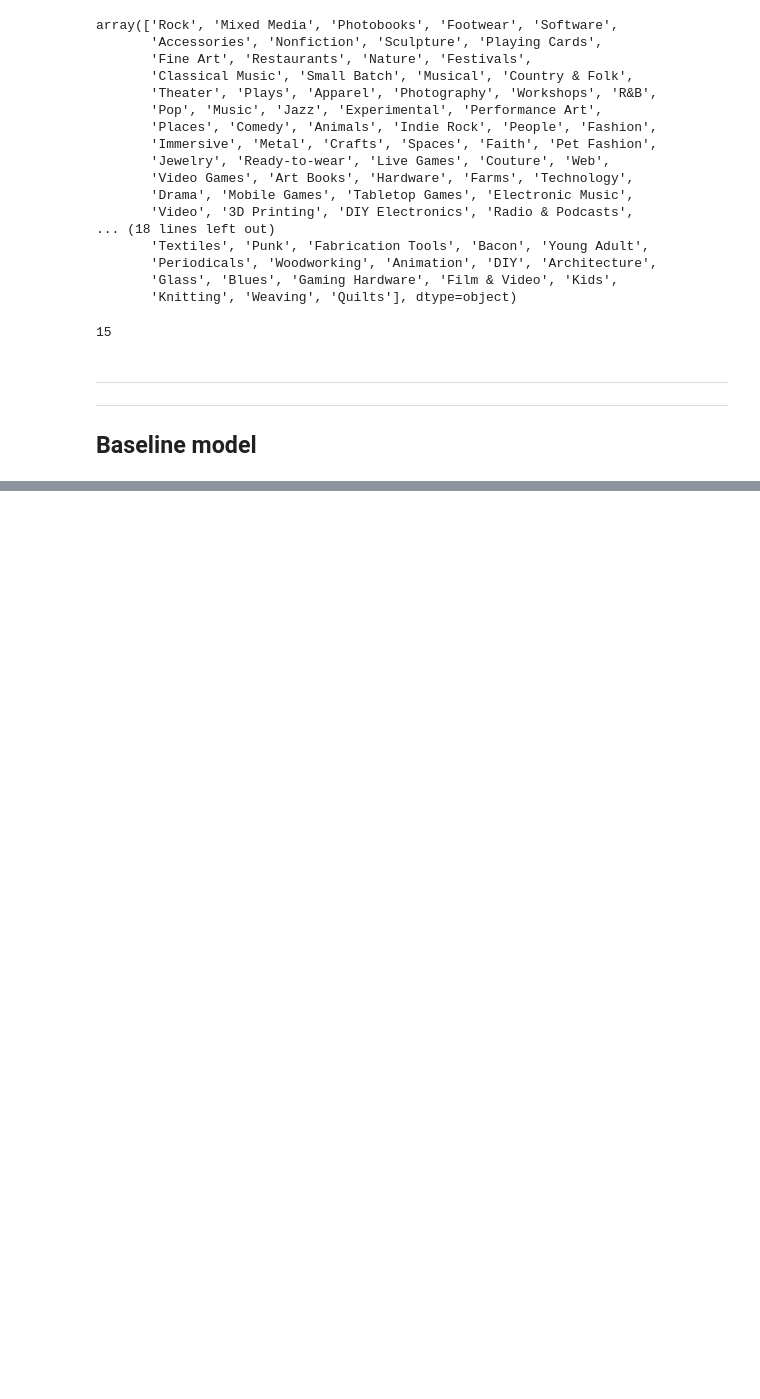
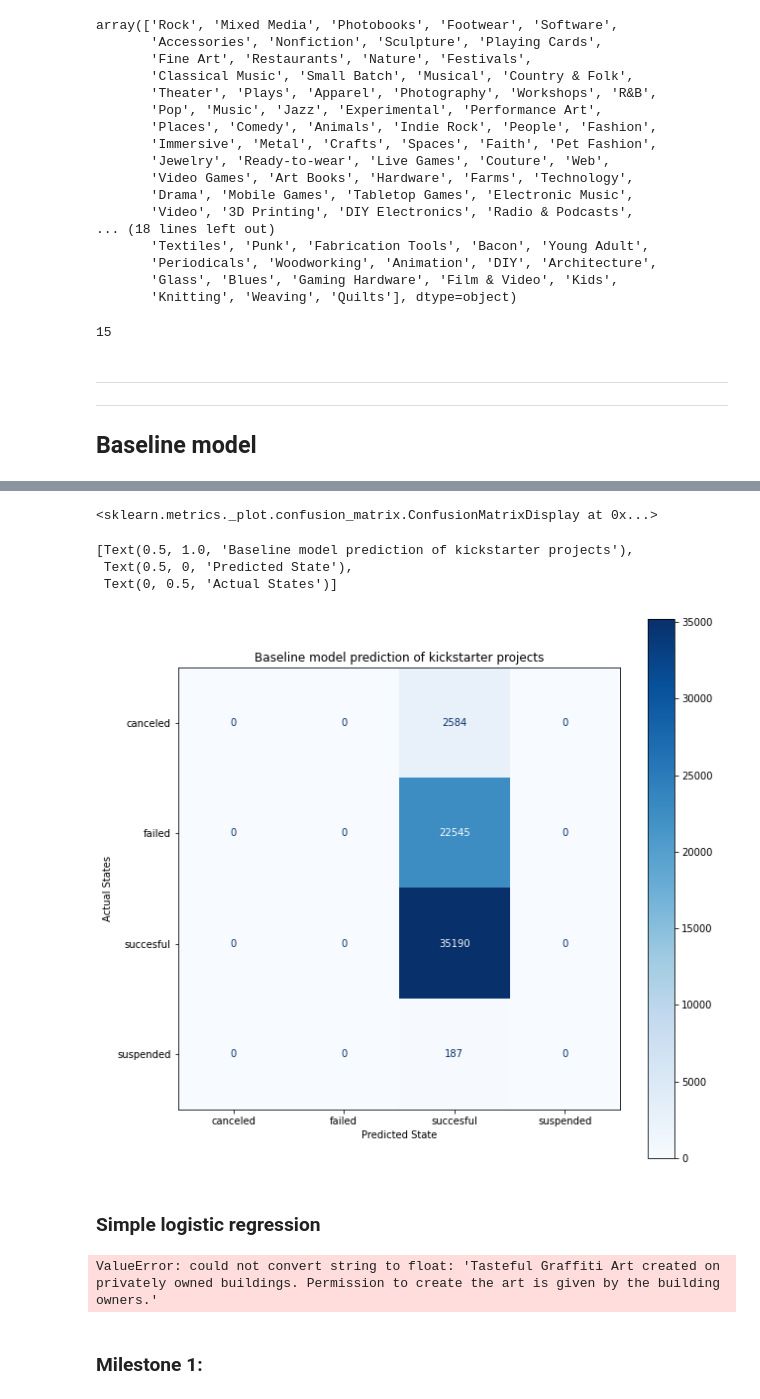
Before and after one commit to reneebrecht/ds-ml-project-kickstarter, a Jupyter notebook: EDA_jr.ipynb, the cells around one changed output, grey strips where cells are left out. Saved outputs shown, nothing was run; the diff lists cells and outputs as text; code cells hidden in the pictures; blank space fills up the shorter version.

```diff
--- a/EDA_jr.ipynb
+++ b/EDA_jr.ipynb
@@ -340,0 +376,52 @@ DummyClassifier()
+# %%
+## Create the Confusion Matrix Display Object(cmd_obj). Note the
+## alphabetical sorting order of the labels.
+cmd_obj = ConfusionMatrixDisplay(cm, display_labels=['canceled', 'failed', 'succesful', 'suspended'])
+## The plot() function has to be called for the sklearn visualization
+## code to do its work and the Axes object to be created.
+fig, ax = plt.subplots(figsize=(10,10))
+
+cmd_obj.plot(ax=ax, cmap = 'Blues')
+## Use the Axes attribute 'ax_' to get to the underlying Axes object.
+## The Axes object controls the labels for the X and the Y axes. It
+## also controls the title.
+
+
+cmd_obj.ax_.set(
+                title='Baseline model prediction of kickstarter projects',
+                xlabel='Predicted State',
+                ylabel='Actual States',
+                )
+## Finally, call the matplotlib show() function to display the visualization
+## of the Confusion Matrix.
+plt.show()
+# %% [output]
+<sklearn.metrics._plot.confusion_matrix.ConfusionMatrixDisplay at 0x...>
+[Text(0.5, 1.0, 'Baseline model prediction of kickstarter projects'),
+ Text(0.5, 0, 'Predicted State'),
+ Text(0, 0.5, 'Actual States')]
+[figure, added]
+# %% [markdown]
+### Simple logistic regression
+# %%
+# Logistic Regression
+log_reg = LogisticRegression(max_iter=1000)
+log_reg.fit(X_train, y_train)
+
+y_pred_train = log_reg.predict(X_train)
+y_pred = log_reg.predict(X_test)
+
+# Print accuracy of our model
+print("Accuracy on train set:", round(accuracy_score(y_train, y_pred_train), 2))
+print("Accuracy on test set:", round(accuracy_score(y_test, y_pred), 2))
+print("--------"*10)
+
+# Print classification report of our model
+print(classification_report(y_test, y_pred))
+print("--------"*10)
+
+# Evaluate the model with a confusion matrix
+cm = confusion_matrix(y_test, y_pred)
+sns.heatmap(cm, cmap='YlGnBu', annot=True, fmt='d', linewidths=.5);
+# %% [output]
+ValueError: could not convert string to float: 'Tasteful Graffiti Art created on privately owned buildings. Permission to create the art is given by the building owners.'
@@ -340,0 +450,2 @@ DummyClassifier()
+# %% [markdown]
+### Milestone 1:
```
Also changed, not shown: parts of 8 cells of this notebook, 2 other files.
